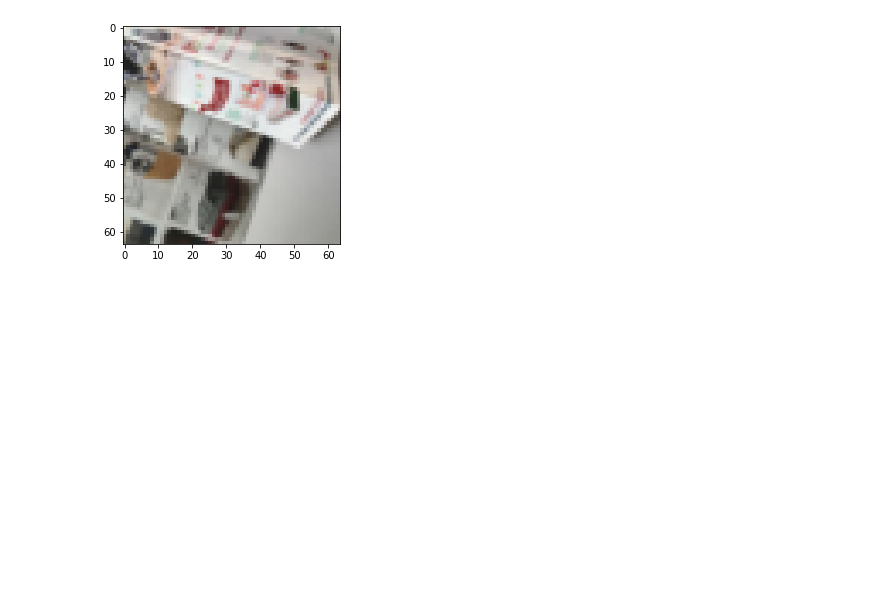
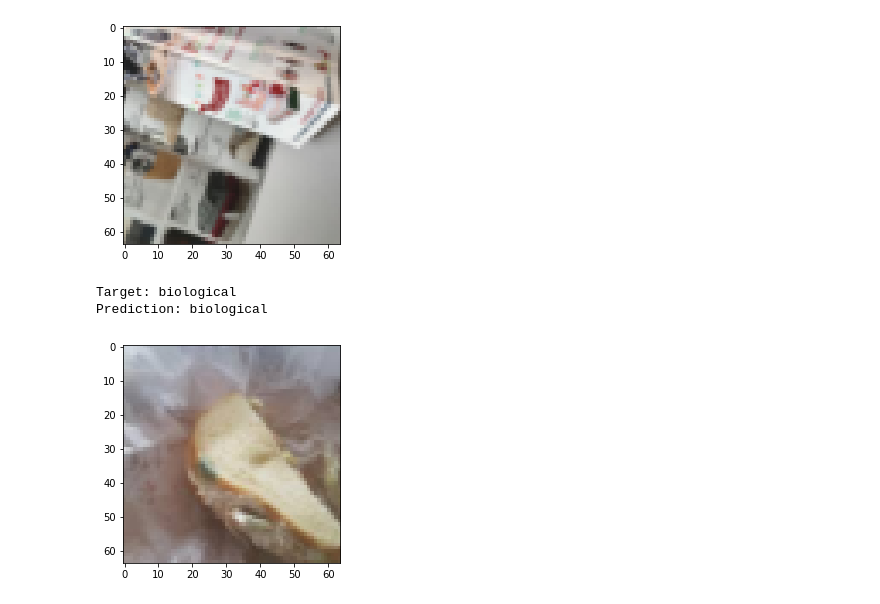
Before and after one commit to krits29/regeneron-house-waste, a Jupyter notebook: regeneron_house_waste.ipynb, the cells around one changed output. Drawn from its saved outputs; the diff is of its cells as text; code cells hidden in the pictures; blank space fills up the shorter version.

Commit message:
More image prediction with model

```diff
--- a/regeneron_house_waste.ipynb
+++ b/regeneron_house_waste.ipynb
@@ -479,3 +479,10 @@ show_img_prediction(img, label)
 Target: paper
 Prediction: paper
 [figure]
+# %%
+img, label = val_ds[1350]
+show_img_prediction(img, label)
+# %% [output]
+Target: biological
+Prediction: biological
+[figure, added]
```
Also changed, not shown: parts of 3 cells of this notebook.
